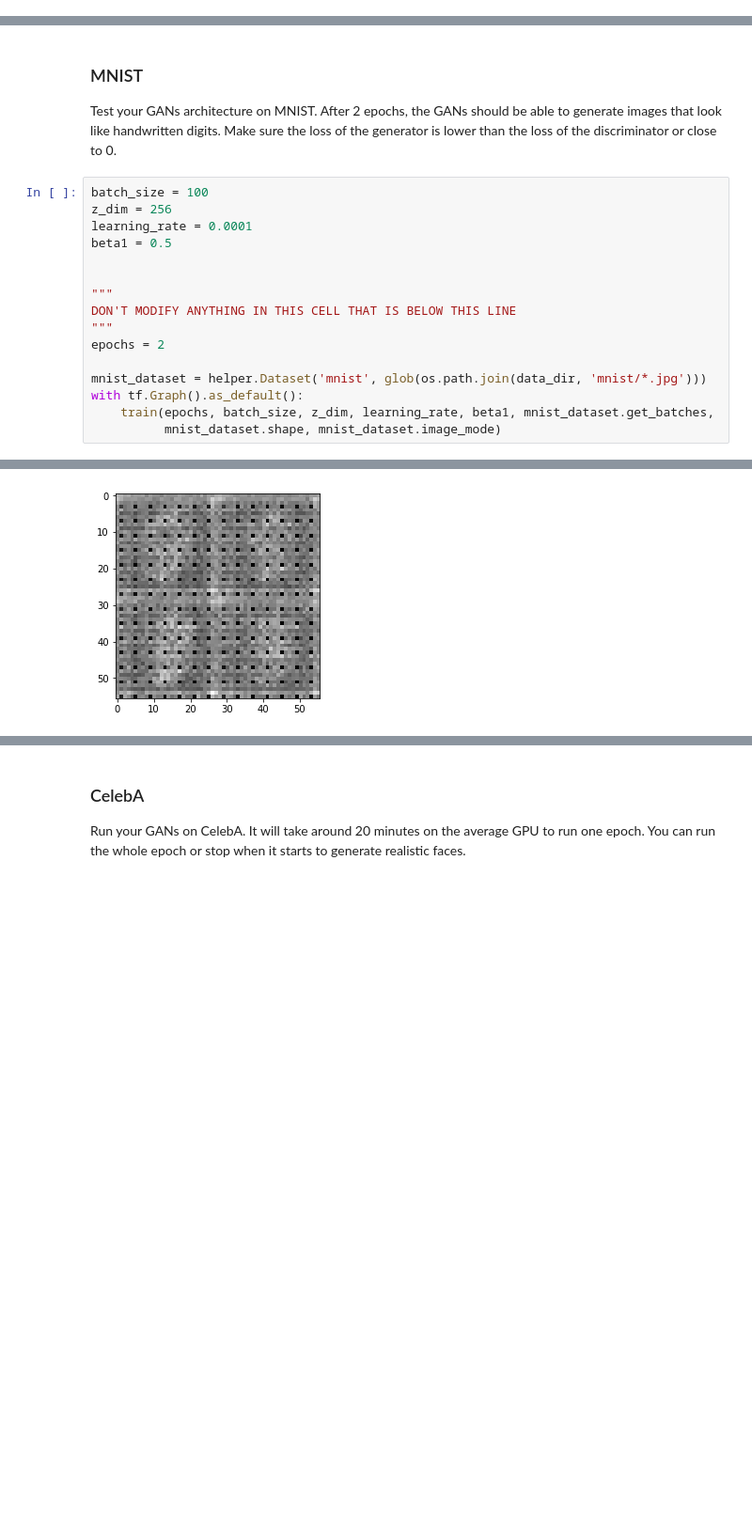
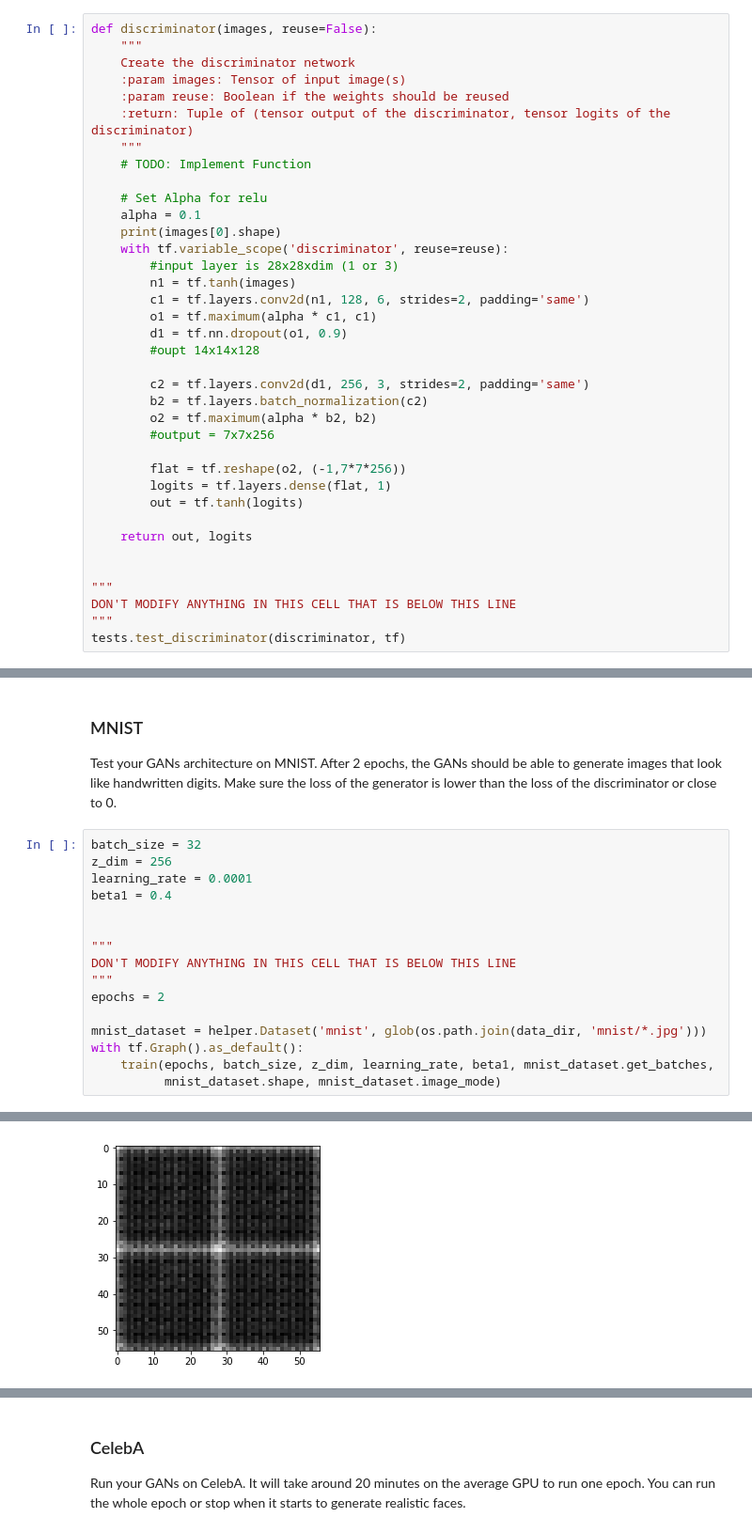
Before and after one commit to mikeacre/dlnd_p5, a Jupyter notebook: dlnd_face_generation.ipynb, the cells around one changed output, grey strips where cells are left out. Shown at 94% size. Saved outputs shown, nothing was run; the diff lists cells and outputs as text; blank space fills up the shorter version.

```diff
--- a/dlnd_face_generation.ipynb
+++ b/dlnd_face_generation.ipynb
@@ -181,3 +137,40 @@ Tests Passed
 # %% [markdown]
 ### Generator
 Implement `generator` to generate an image using `z`. This function should be able to reuse the variables in the neural network.  Use [`tf.variable_scope`](https://www.tensorflow.org/api_docs/python/tf/variable_scope) with a scope name of "generator" to allow the variables to be reused. The function should return the generated 28 x 28 x `out_channel_dim` images.
+# %%
+def discriminator(images, reuse=False):
+    """
+    Create the discriminator network
+    :param images: Tensor of input image(s)
+    :param reuse: Boolean if the weights should be reused
+    :return: Tuple of (tensor output of the discriminator, tensor logits of the discriminator)
+    """
+    # TODO: Implement Function
+
+    # Set Alpha for relu
+    alpha = 0.1
+    print(images[0].shape)
+    with tf.variable_scope('discriminator', reuse=reuse):
+        #input layer is 28x28xdim (1 or 3)
+        n1 = tf.tanh(images)
+        c1 = tf.layers.conv2d(n1, 128, 6, strides=2, padding='same')
+        o1 = tf.maximum(alpha * c1, c1)
+        d1 = tf.nn.dropout(o1, 0.9)
+        #oupt 14x14x128
+
+        c2 = tf.layers.conv2d(d1, 256, 3, strides=2, padding='same')
+        b2 = tf.layers.batch_normalization(c2)
+        o2 = tf.maximum(alpha * b2, b2)
+        #output = 7x7x256
+
+        flat = tf.reshape(o2, (-1,7*7*256))
+        logits = tf.layers.dense(flat, 1)
+        out = tf.tanh(logits)
+
+    return out, logits
+
+
+"""
+DON'T MODIFY ANYTHING IN THIS CELL THAT IS BELOW THIS LINE
+"""
+tests.test_discriminator(discriminator, tf)
@@ -390,10 +389,10 @@ def train(epoch_count, batch_size, z_dim, learning_rate, beta1, get_batches, dat
 ### MNIST
 Test your GANs architecture on MNIST.  After 2 epochs, the GANs should be able to generate images that look like handwritten digits.  Make sure the loss of the generator is lower than the loss of the discriminator or close to 0.
 # %%
-batch_size = 100
+batch_size = 32
 z_dim = 256
 learning_rate = 0.0001
-beta1 = 0.5
+beta1 = 0.4
 
 
 """
@@ -413 +412 @@ Epoch 1/2... Discriminator Loss: 1.2651... Generator Loss: 0.9668
-[figure, old version]
+[figure, new version]
```
Also changed, not shown: parts of 5 cells of this notebook, 1 other file.
